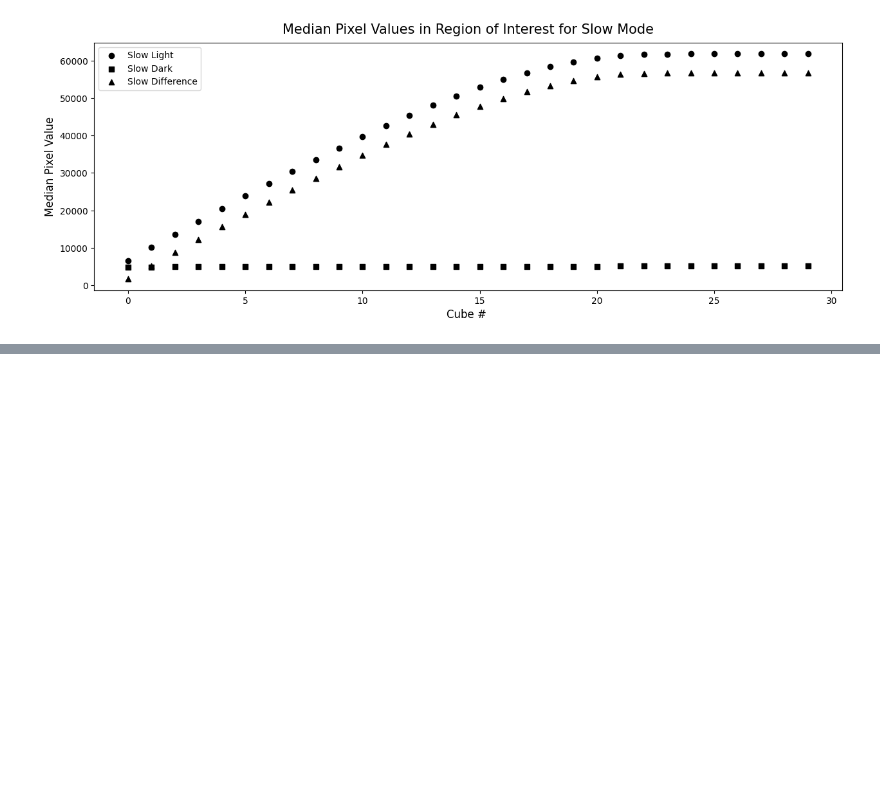
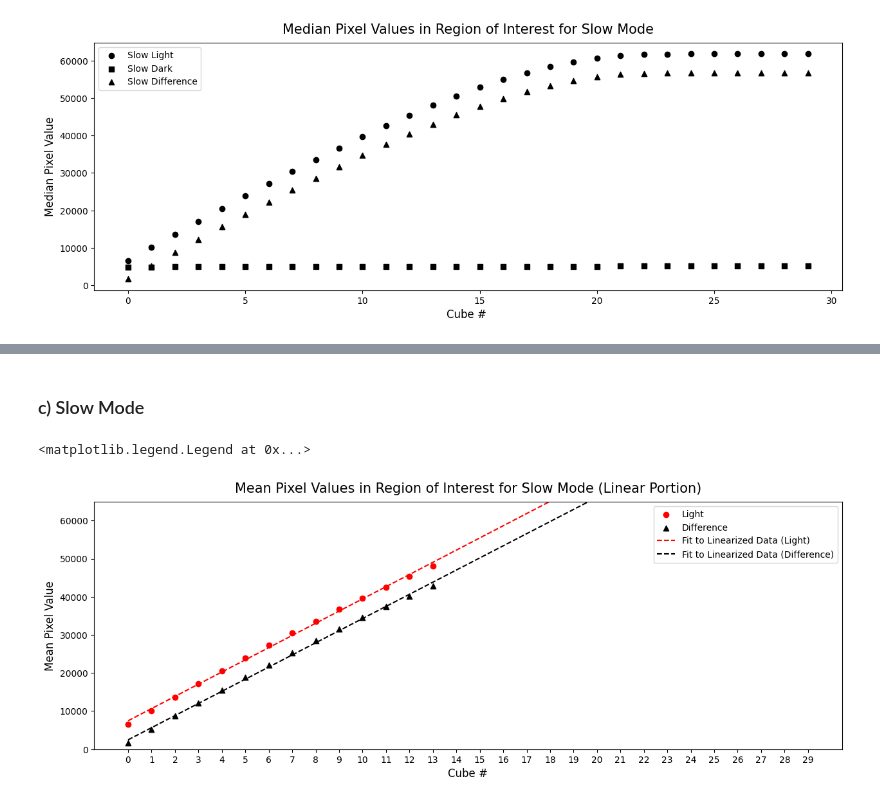
Before and after one commit to thomasnguyen21/LBTI_Summer2026, a Jupyter notebook: lbti.ipynb, the cells around one changed output, grey strips where cells are left out. Saved outputs shown, nothing was run; the diff lists cells and outputs as text; code cells hidden in the pictures; blank space fills up the shorter version.

```diff
--- a/lbti.ipynb
+++ b/lbti.ipynb
@@ -617,0 +793,30 @@ plt.show()
+# %% [markdown]
+### c) Slow Mode
+# %%
+plt.figure(figsize=(15, 5))
+plt.xlabel("Cube #", size=12)
+plt.xticks(np.arange(0, 30, 1))
+plt.ylabel("Mean Pixel Value", size=12)
+plt.ylim(None, 65000)
+plt.title("Mean Pixel Values in Region of Interest for Slow Mode (Linear Portion)", size=15, y=1.015)
+
+# Plot the mean pixel values for each key after removing non-linear points
+plt.scatter(np.arange(len(linear_data["Slow Light"])), linear_data["Slow Light"], label="Light", color="red", marker='o')
+plt.scatter(np.arange(len(linear_data["Slow Diff"])), linear_data["Slow Diff"], label="Difference", color="black", marker='^')
+
+# Fit a slope and intercept to the linear portion of the data
+slope_slow_light, intercept_slow_light = np.polyfit(np.arange(len(linear_data["Slow Light"])), linear_data["Slow Light"], deg=1)
+slope_slow_diff, intercept_slow_diff = np.polyfit(np.arange(len(linear_data["Slow Diff"])), linear_data["Slow Diff"], deg=1)
+
+# Create the fit lines for plotting
+fit_slow_light = slope_slow_light * np.arange(len(mean_pixel_values["Slow Light"])) + intercept_slow_light
+fit_slow_diff = slope_slow_diff * np.arange(len(mean_pixel_values["Slow Diff"])) + intercept_slow_diff
+
+# Fit lines over the linear portion of the data
+plt.plot(np.arange(len(mean_pixel_values["Slow Light"])), fit_slow_light, label="Fit to Linearized Data (Light)", color="red", linestyle='dashed')
+plt.plot(np.arange(len(mean_pixel_values["Slow Diff"])), fit_slow_diff, label="Fit to Linearized Data (Difference)", color="black", linestyle='dashed')
+
+plt.legend()
+# %% [output]
+<matplotlib.legend.Legend at 0x...>
+[figure, added]
```
Also changed, not shown: parts of 39 cells of this notebook.
